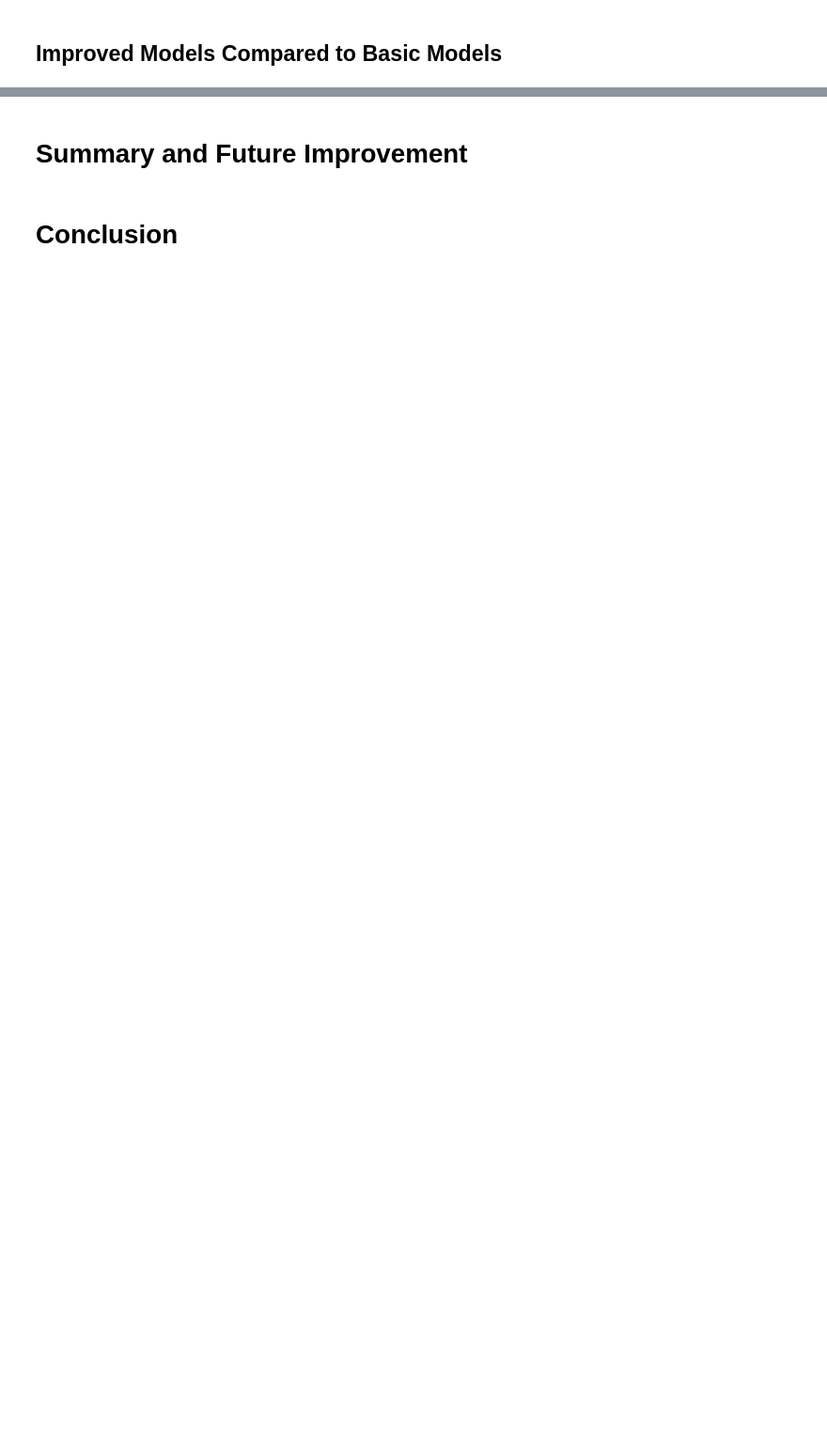
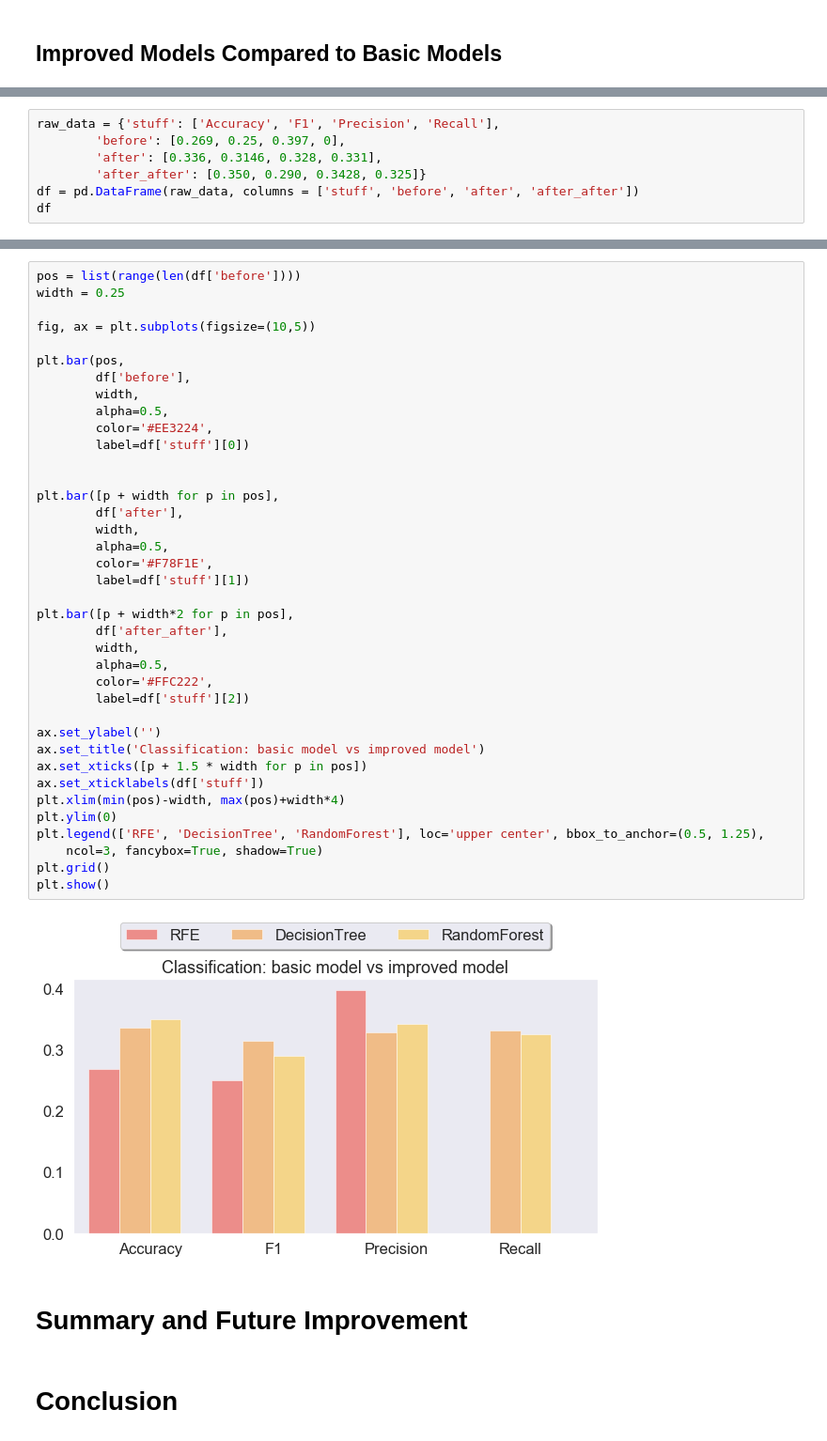
Before and after one commit to snc-89/sentiment_analysis_notebook, a Jupyter notebook: Final-portfolio-draft-Copy1.ipynb, the cells around one changed output, grey strips where cells are left out. Shown at 94% size. Cells and saved outputs as stored; diff of their text form; blank space fills up the shorter version.

```diff
--- a/Final-portfolio-draft-Copy1.ipynb
+++ b/Final-portfolio-draft-Copy1.ipynb
@@ -741,0 +820,7 @@ for i, ax in enumerate(axes.flat):
+# %%
+raw_data = {'stuff': ['Accuracy', 'F1', 'Precision', 'Recall'],
+        'before': [0.269, 0.25, 0.397, 0],
+        'after': [0.336, 0.3146, 0.328, 0.331],
+        'after_after': [0.350, 0.290, 0.3428, 0.325]}
+df = pd.DataFrame(raw_data, columns = ['stuff', 'before', 'after', 'after_after'])
+df
@@ -742,3 +833,43 @@ for i, ax in enumerate(axes.flat):
+# %%
+pos = list(range(len(df['before'])))
+width = 0.25
+
+fig, ax = plt.subplots(figsize=(10,5))
+
+plt.bar(pos,
+        df['before'],
+        width,
+        alpha=0.5,
+        color='#EE3224',
+        label=df['stuff'][0])
+
+
+plt.bar([p + width for p in pos],
+        df['after'],
+        width,
+        alpha=0.5,
+        color='#F78F1E',
+        label=df['stuff'][1])
+
+plt.bar([p + width*2 for p in pos],
+        df['after_after'],
+        width,
+        alpha=0.5,
+        color='#FFC222',
+        label=df['stuff'][2])
+
+ax.set_ylabel('')
+ax.set_title('Classification: basic model vs improved model')
+ax.set_xticks([p + 1.5 * width for p in pos])
+ax.set_xticklabels(df['stuff'])
+plt.xlim(min(pos)-width, max(pos)+width*4)
+plt.ylim(0)
+plt.legend(['RFE', 'DecisionTree', 'RandomForest'], loc='upper center', bbox_to_anchor=(0.5, 1.25),
+    ncol=3, fancybox=True, shadow=True)
+plt.grid()
+plt.show()
+# %% [output]
+[figure, added]
 # %% [markdown]
 # Summary and Future Improvement
 # %% [markdown]
```
Also changed, not shown: parts of 11 cells of this notebook.
